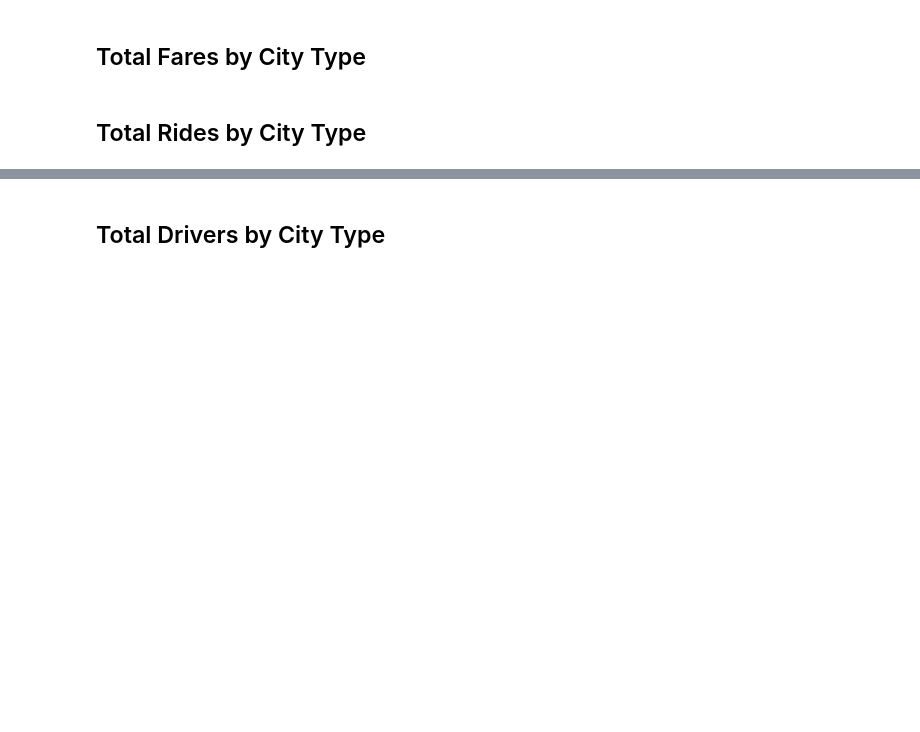
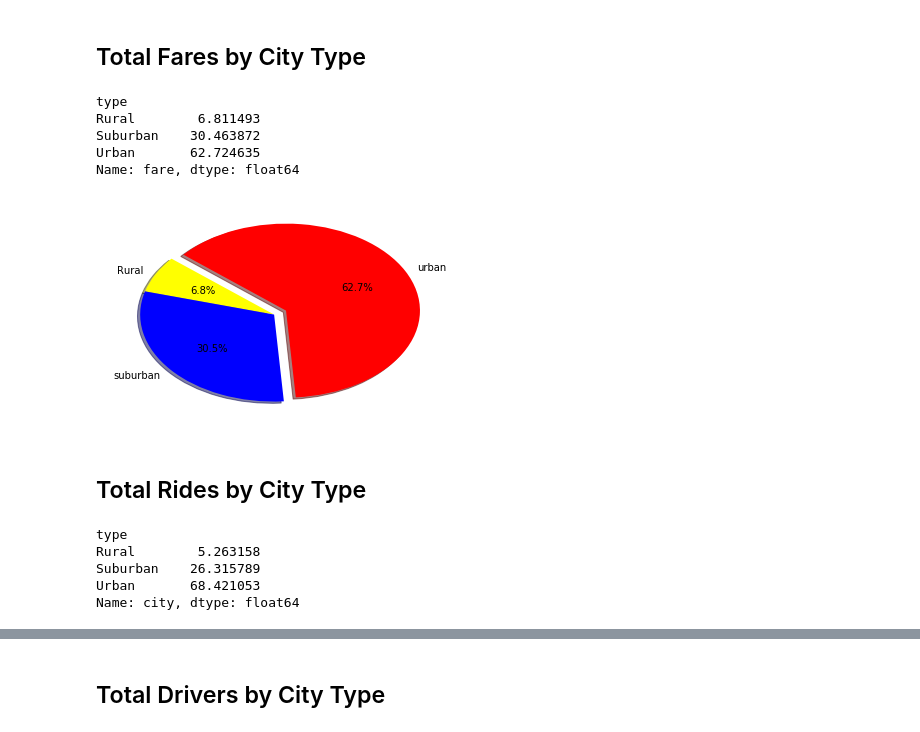
Before and after one commit to ujjvalchauhan/matplotlib-hw, a Jupyter notebook: pyber_starter-Copy2.ipynb, the cells around one changed output, grey strips where cells are left out. Saved outputs shown, nothing was run; the diff lists cells and outputs as text; code cells hidden in the pictures; blank space fills up the shorter version.

```diff
--- a/pyber_starter-Copy2.ipynb
+++ b/pyber_starter-Copy2.ipynb
@@ -107,3 +46,28 @@ plt.show()
+# %%
+count_groups = combined_ride_data.groupby("type")
+count_groups["fare"].sum()*100/combined_ride_data["fare"].sum()
+# %% [output]
+type
+Rural        6.811493
+Suburban    30.463872
+Urban       62.724635
+Name: fare, dtype: float64
+# %%
+# Calculate Type Percents
+pies = ["Rural", "suburban", "urban"]
+pie_votes = [6.81,30.46,62.72]
+colors = ["yellow","blue","red"]
+explode = (0,0,0.1)
+
+
+# Build Pie Chart
+plt.pie(pie_votes, explode=explode, labels=pies, colors=colors,
+        autopct="%1.1f%%", shadow=True, startangle=140)
+
+# Save Figure
+plt.savefig("../Images/PyPies.png")
+# %% [output]
+[figure, added]
 # %%
 # Show Figure
 plt.show()
@@ -117,0 +76,10 @@ plt.show()
+# %%
+# Calculate Ride Percents
+count_groups = combined_ride_data.groupby("type")
+count_groups["city"].count()*100/combined_ride_data["city"].count()
+# %% [output]
+type
+Rural        5.263158
+Suburban    26.315789
+Urban       68.421053
+Name: city, dtype: float64
```
Also changed, not shown: parts of 13 cells of this notebook, 2 other files.
